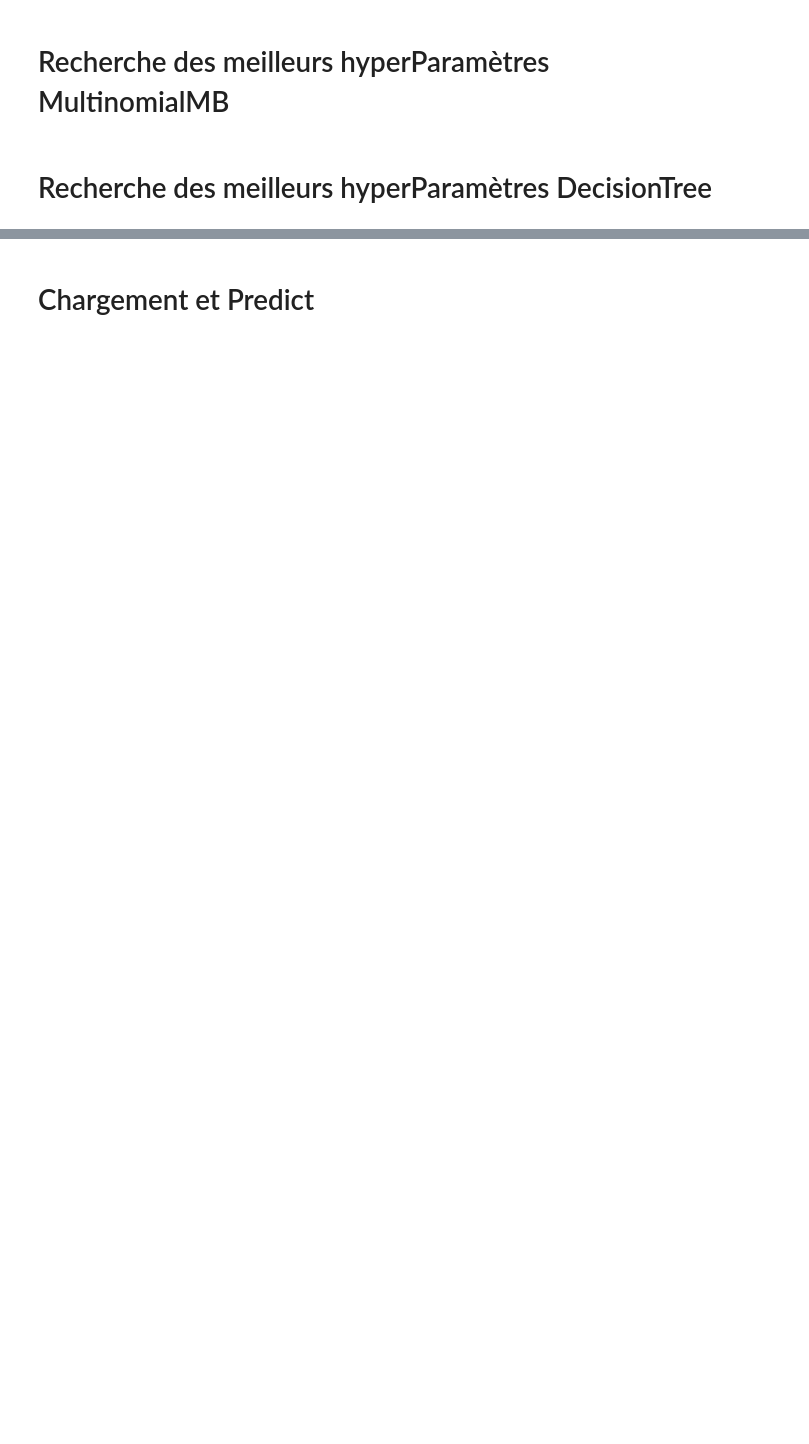
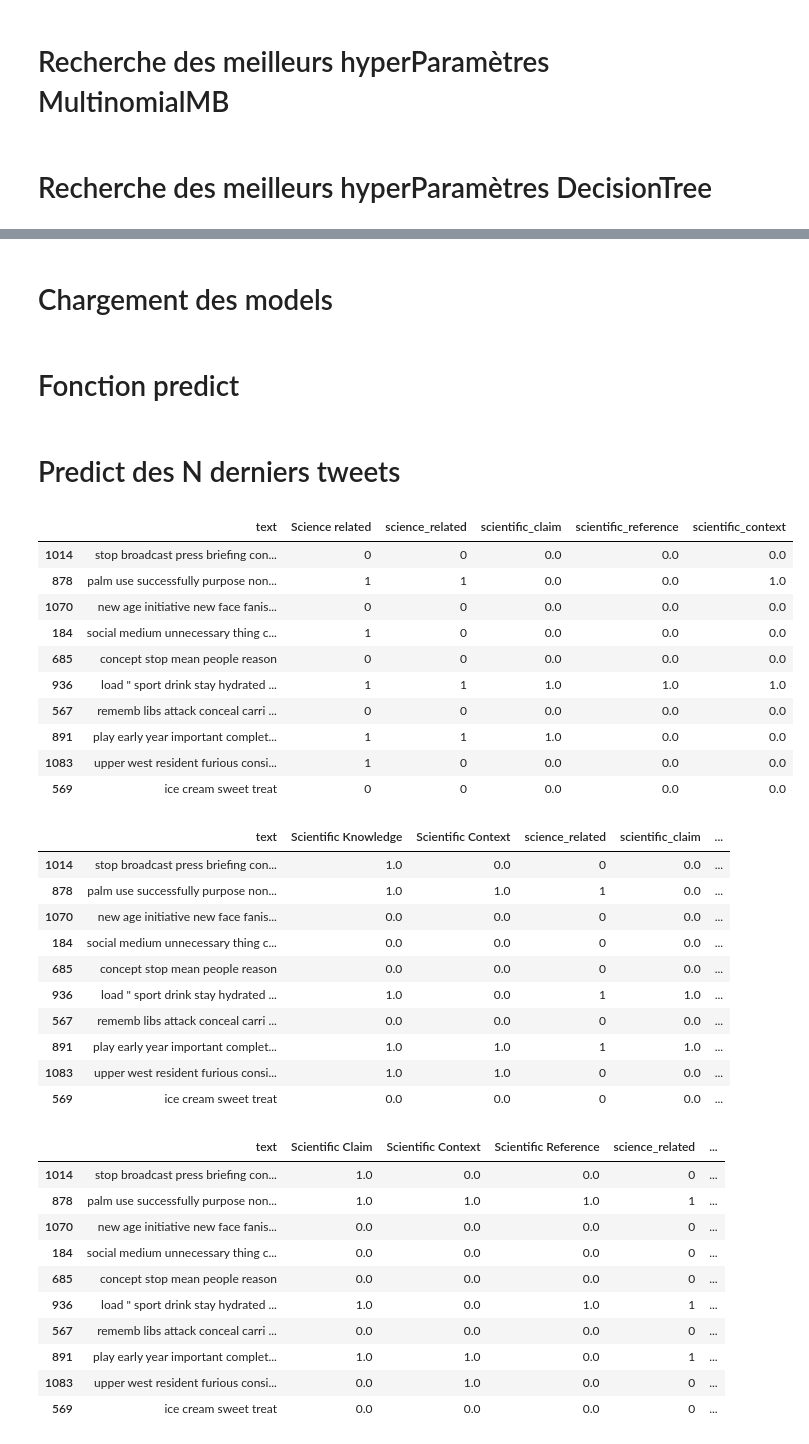
Before and after one commit to RobinDejean/MachineLearningProjectdefou, a Jupyter notebook: Projet/Final.ipynb, the cells around one changed output, grey strips where cells are left out. Saved outputs shown, nothing was run; the diff lists cells and outputs as text; code cells hidden in the pictures; blank space fills up the shorter version.

```diff
--- a/Projet/Final.ipynb
+++ b/Projet/Final.ipynb
@@ -556,9 +902,10 @@ saveLinearSVCModel("science_related", "ScienceRelatedModel.joblib")
 # %% [markdown]
-# Chargement et Predict
+# Chargement des models
 # %%
 # Rechargement du modèle
-model_filename = "ScienceRelatedModel.joblib"
-loaded_model = joblib.load(model_filename)
-
-# Prédictions
-loaded_model.predict(df2["text"])
+scienceRelatedModel = joblib.load("scienceRelatedModel.joblib")
+scientificClaimModel = joblib.load("scientificClaimModel.joblib")
+scientificReferenceModel = joblib.load("scientificReferenceModel.joblib")
+scientificContextModel = joblib.load("scientificContextModel.joblib")
+# %% [markdown]
+# Fonction predict
@@ -564,0 +957,41 @@ loaded_model.predict(df2["text"])
+# %% [markdown]
+# Predict des N derniers tweets
+# %%
+predict_task("Related", df_test_global, df_test_scientific)
+predict_task("Knowledge&Context", df_test_global, df_test_scientific)
+predict_task("Claim&Context&Reference", df_test_global, df_test_scientific)
+print()
+# %% [output]
+|  | text | Science related | science_related | scientific_claim | scientific_reference | scientific_context |
+| 1014 | stop broadcast press briefing con... | 0 | 0 | 0.0 | 0.0 | 0.0 |
+| 878 | palm use successfully purpose non... | 1 | 1 | 0.0 | 0.0 | 1.0 |
+| 1070 | new age initiative new face fanis... | 0 | 0 | 0.0 | 0.0 | 0.0 |
+| 184 | social medium unnecessary thing c... | 1 | 0 | 0.0 | 0.0 | 0.0 |
+| 685 | concept stop mean people reason | 0 | 0 | 0.0 | 0.0 | 0.0 |
+| 936 | load " sport drink stay hydrated ... | 1 | 1 | 1.0 | 1.0 | 1.0 |
+| 567 | rememb libs attack conceal carri ... | 0 | 0 | 0.0 | 0.0 | 0.0 |
+| 891 | play early year important complet... | 1 | 1 | 1.0 | 0.0 | 0.0 |
+| 1083 | upper west resident furious consi... | 1 | 0 | 0.0 | 0.0 | 0.0 |
+| 569 | ice cream sweet treat | 0 | 0 | 0.0 | 0.0 | 0.0 |
+|  | text | Scientific Knowledge | Scientific Context | science_related | scientific_claim | ... |
+| 1014 | stop broadcast press briefing con... | 1.0 | 0.0 | 0 | 0.0 | ... |
+| 878 | palm use successfully purpose non... | 1.0 | 1.0 | 1 | 0.0 | ... |
+| 1070 | new age initiative new face fanis... | 0.0 | 0.0 | 0 | 0.0 | ... |
+| 184 | social medium unnecessary thing c... | 0.0 | 0.0 | 0 | 0.0 | ... |
+| 685 | concept stop mean people reason | 0.0 | 0.0 | 0 | 0.0 | ... |
+| 936 | load " sport drink stay hydrated ... | 1.0 | 0.0 | 1 | 1.0 | ... |
+| 567 | rememb libs attack conceal carri ... | 0.0 | 0.0 | 0 | 0.0 | ... |
+| 891 | play early year important complet... | 1.0 | 1.0 | 1 | 1.0 | ... |
+| 1083 | upper west resident furious consi... | 1.0 | 1.0 | 0 | 0.0 | ... |
+| 569 | ice cream sweet treat | 0.0 | 0.0 | 0 | 0.0 | ... |
+|  | text | Scientific Claim | Scientific Context | Scientific Reference | science_related | ... |
+| 1014 | stop broadcast press briefing con... | 1.0 | 0.0 | 0.0 | 0 | ... |
+| 878 | palm use successfully purpose non... | 1.0 | 1.0 | 1.0 | 1 | ... |
+| 1070 | new age initiative new face fanis... | 0.0 | 0.0 | 0.0 | 0 | ... |
+| 184 | social medium unnecessary thing c... | 0.0 | 0.0 | 0.0 | 0 | ... |
+| 685 | concept stop mean people reason | 0.0 | 0.0 | 0.0 | 0 | ... |
+| 936 | load " sport drink stay hydrated ... | 1.0 | 0.0 | 1.0 | 1 | ... |
+| 567 | rememb libs attack conceal carri ... | 0.0 | 0.0 | 0.0 | 0 | ... |
+| 891 | play early year important complet... | 1.0 | 1.0 | 0.0 | 1 | ... |
+| 1083 | upper west resident furious consi... | 0.0 | 1.0 | 0.0 | 0 | ... |
+| 569 | ice cream sweet treat | 0.0 | 0.0 | 0.0 | 0 | ... |
```
Also changed, not shown: parts of 21 cells of this notebook, 6 other files.
